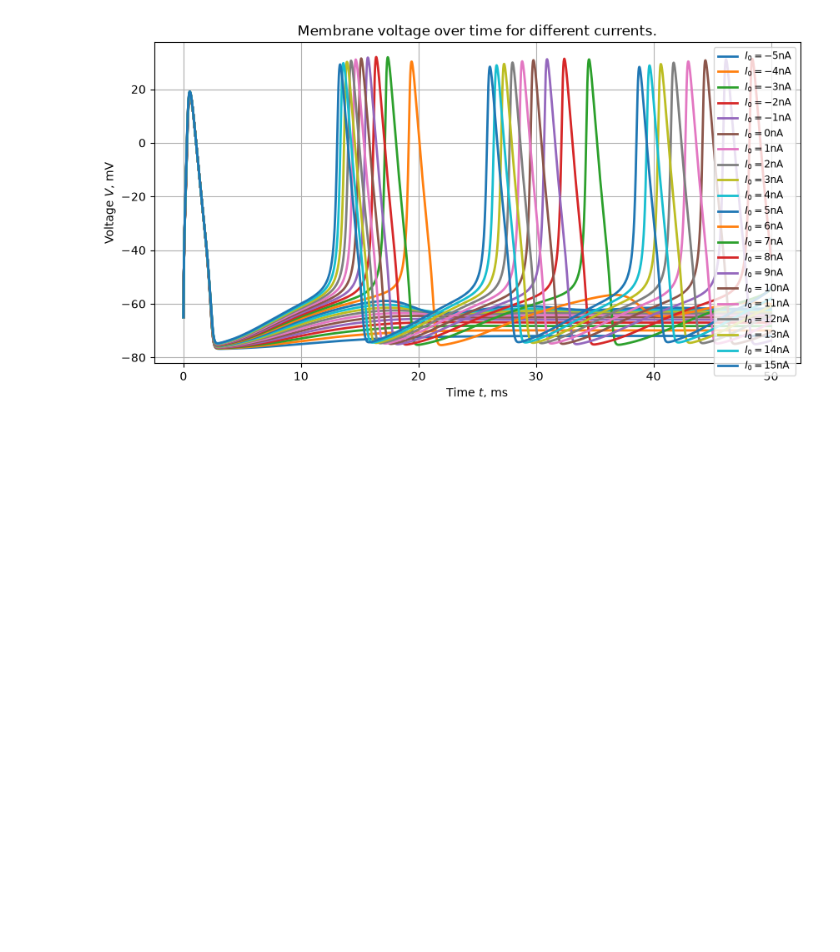
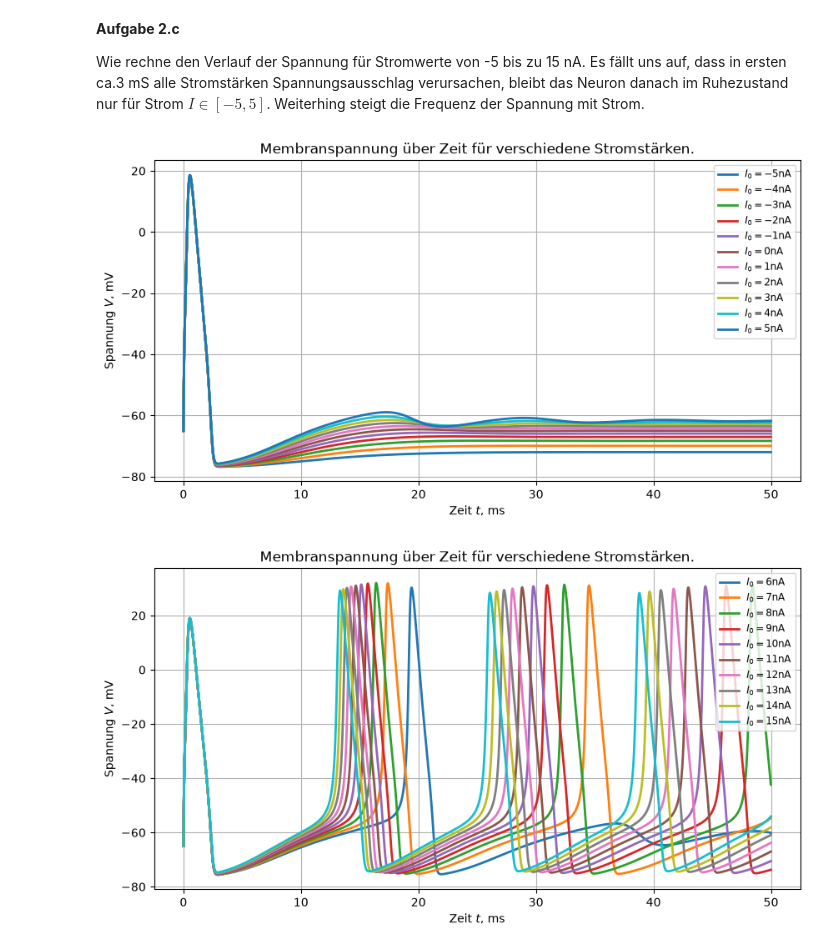
Before and after one commit to Isomorphic13/neuronensimulation, a Jupyter notebook: aufgabe2/notebook/hodgkins_huxley_gleichungssystem.ipynb, the cells around one changed output. Saved outputs shown, nothing was run; the diff lists cells and outputs as text; code cells hidden in the pictures; blank space fills up the shorter version.

Commit message:
feat: completed everything up to Aufgabe 3.d with documentaion and vusialization.

```diff
--- a/aufgabe2/notebook/hodgkins_huxley_gleichungssystem.ipynb
+++ b/aufgabe2/notebook/hodgkins_huxley_gleichungssystem.ipynb
@@ -70,24 +96,49 @@ plt.show()
+# %% [markdown]
+**Aufgabe 2.c**
+
+Wie rechne den Verlauf der Spannung für Stromwerte von -5 bis zu 15 nA. Es fällt uns auf, dass in ersten ca.3 mS alle Stromstärken Spannungsausschlag verursachen, bleibt das Neuron danach im Ruhezustand nur für Strom $I \in [-5,5]$. Weiterhing steigt die Frequenz der Spannung mit Strom.
 # %%
 plt.figure(figsize=(10, 5))
 
-current_values = list(range(-5, 16))
+current_values = list(range(-5, 6))
 tpoints = np.arange(t_a, t_b, dt)
 
 for i in current_values:
     I_func = lambda t, val=i: val
     temp = euler_method(x, t_a, t_b, dt, I_func, tuple_of_constants)[0:, 0]
     plt.plot(tpoints, temp, linewidth=2, label=f"$I_0 = {i}$nA")
 
-# 2. Add labels, title, grid, and legend to the active figure
-plt.xlabel("Time $t$, ms")
-plt.ylabel("Voltage $V$, mV")
-plt.title("Membrane voltage over time for different currents.")  # Fixed string quote here
+
+plt.xlabel("Zeit $t$, ms")
+plt.ylabel("Spannung $V$, mV")
+plt.title("Membranspannung über Zeit für verschiedene Stromstärken.")
 plt.grid(True)
 
-# 3. Place the legend (adjust bbox_to_anchor if it overlaps with your lines)
+
 plt.legend(loc="upper right", fontsize="small")
 
-# 4. Show everything together
+#another plot
+plt.figure(figsize=(10, 5))
+
+current_values = list(range(6, 16))
+tpoints = np.arange(t_a, t_b, dt)
+
+for i in current_values:
+    I_func = lambda t, val=i: val
+    temp = euler_method(x, t_a, t_b, dt, I_func, tuple_of_constants)[0:, 0]
+    plt.plot(tpoints, temp, linewidth=2, label=f"$I_0 = {i}$nA")
+
+
+plt.xlabel("Zeit $t$, ms")
+plt.ylabel("Spannung $V$, mV")
+plt.title("Membranspannung über Zeit für verschiedene Stromstärken.")
+plt.grid(True)
+
+
+plt.legend(loc="upper right", fontsize="small")
+
+
 plt.show()
 # %% [output]
-[figure, old version]
+[figure, new version]
+[figure, added]
```
Also changed, not shown: parts of 8 cells of this notebook, 13 other files.
